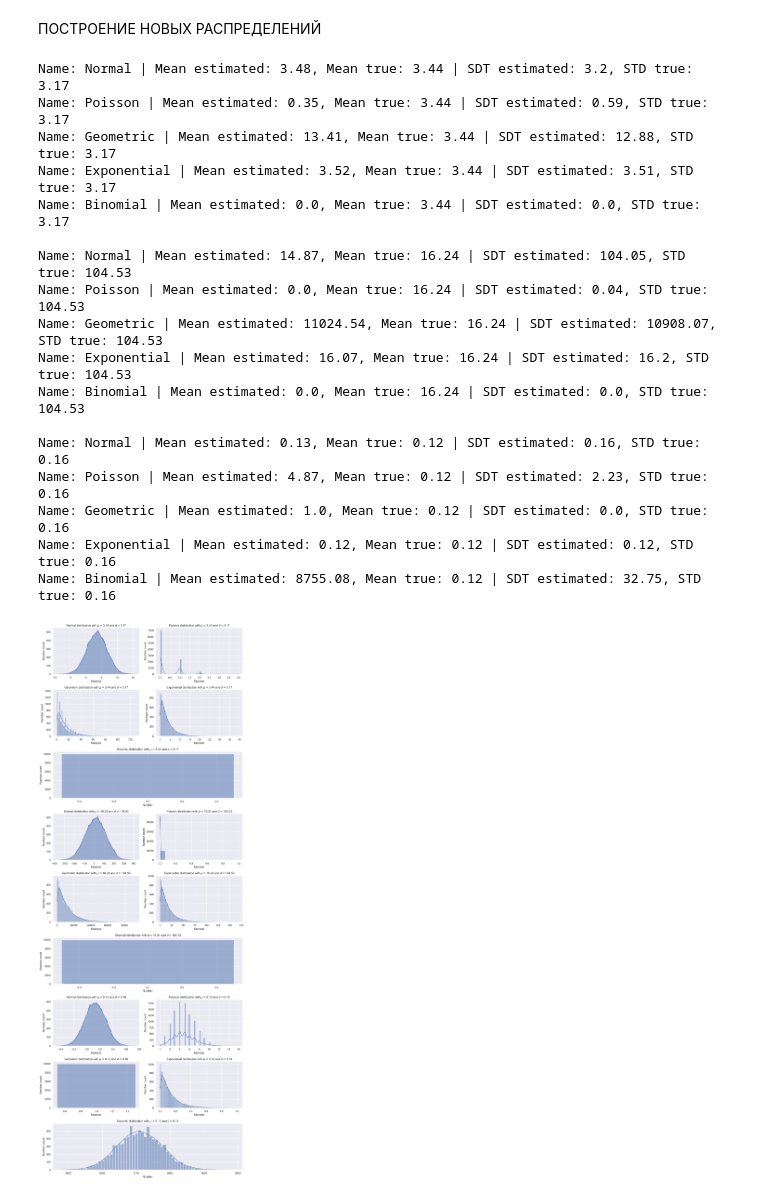
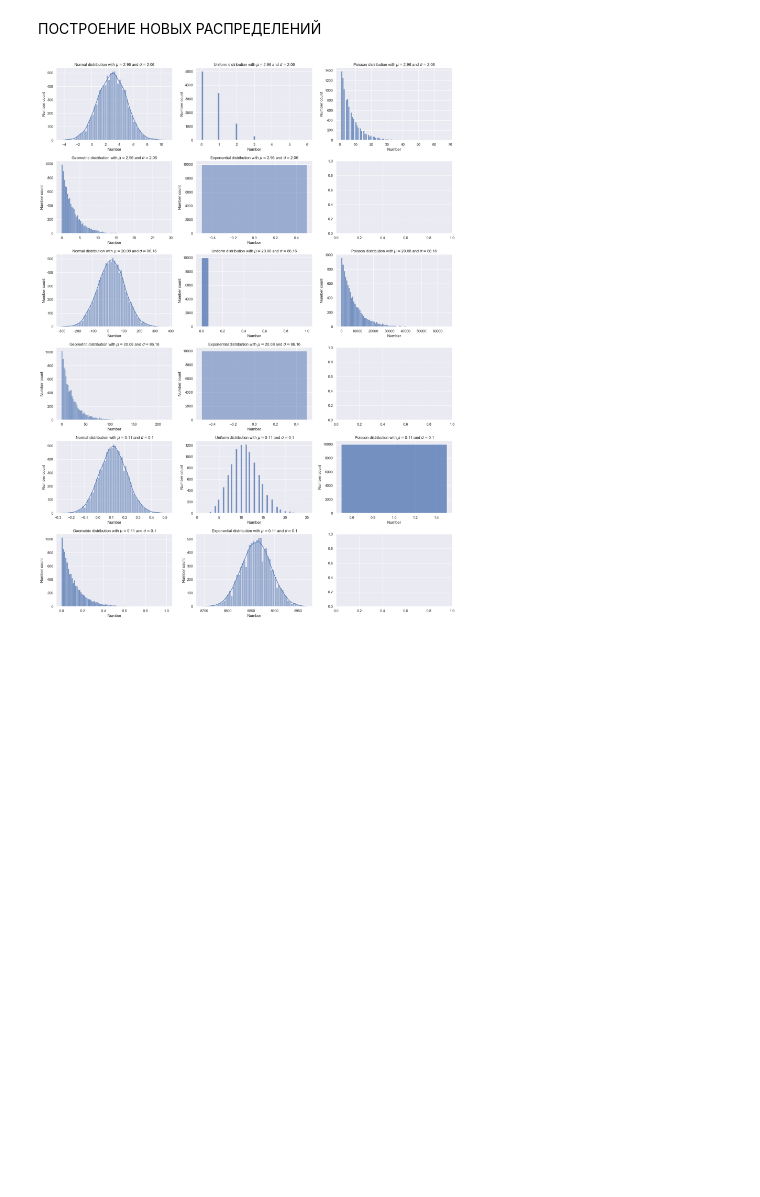
Before and after one commit to Elizabeth379/PoED, a Jupyter notebook: LW1/lab1/lab1.ipynb, the cells around one changed output. Drawn from its saved outputs; the diff is of its cells as text; code cells hidden in the pictures; blank space fills up the shorter version.

```diff
--- a/LW1/lab1/lab1.ipynb
+++ b/LW1/lab1/lab1.ipynb
@@ -68,6 +68,13 @@ assert np.allclose(std(df2), np.std(np.array(df2)))
 assert np.allclose(std(df3), np.std(np.array(df3)))
 # %% [markdown]
 ПОСТРОЕНИЕ НАБОРОБ ДАННЫХ
+# %%
+def remove_outliers(data: list[int | float]) -> list[int | float]:
+    sigma: float = std(data)
+
+    return list(filter(lambda x: -3 * sigma < x and x < 3 * sigma, data))
+# %%
+df1, df2, df3 = map(remove_outliers, [df1, df2, df3])
 # %%
 def nunique(data):
     return len(Counter(data))
@@ -172,51 +179,28 @@ distributions = [
     [normal(mu, sigma, N), poisson(mu, sigma, N), geometric(mu, sigma, N), exponential(mu, N), binomial(mu, sigma, N)]
     for i, (mu, sigma) in enumerate(zip(mu_vals, sigma_vals))
 ]
-dist_names = ['Normal', 'Poisson', 'Geometric', 'Exponential', 'Binomial']
+dist_names = ['Normal', 'Uniform', 'Poisson', 'Geometric', 'Exponential', 'Binomial']
 # %% [markdown]
 ПОСТРОЕНИЕ НОВЫХ РАСПРЕДЕЛЕНИЙ
 # %%
-fig = plt.figure(figsize=(12, 32))
-gs = fig.add_gridspec(3 * len(distributions), 2)
+fig = plt.figure(figsize=(18, 24))
+gs = fig.add_gridspec(2 * len(distributions), 3)
 
 for i, (dist_set, mu, sigma) in enumerate(zip(distributions, mu_vals, sigma_vals)):
     axes: list = []
 
-    for j in range(3):
-        if j <= 1:
-            axes += [fig.add_subplot(gs[i * 3 + j, 0])]
-            axes += [fig.add_subplot(gs[i * 3 + j, 1])]
-        else:
-            axes += [fig.add_subplot(gs[i * 3 + j, :])]
+    for j in range(2):
+        for k in range(3):
+            axes += [fig.add_subplot(gs[i * 2 + j, k])]
 
     for dist, name, ax in zip(dist_set, dist_names, axes):
-        print(f"Name: {name} | Mean estimated: {round(mean(dist), 2)}, Mean true: {round(mu, 2)} | SDT estimated: {round(std(dist), 2)}, STD true: {round(sigma, 2)}")
         ax.set_xlabel('Number')
         ax.set_ylabel('Number count')
         ax.set_title(rf'{name} distribution with $\mu=${round(mu, 2)} and $\sigma=${round(sigma, 2)}')
-        sns.histplot(dist, kde=True, element='poly' if name == 'Normal' else 'bars', ax=ax)
-        # ax.plot([mu] * 100, list(range(100)), 'r')
 
-    print()
+        sns.histplot(dist, kde=(name in ['Normal', 'Exponential']), ax=ax)
 
 plt.tight_layout()
 plt.show()
 # %% [output]
-Name: Normal | Mean estimated: 3.48, Mean true: 3.44 | SDT estimated: 3.2, STD true: 3.17
-Name: Poisson | Mean estimated: 0.35, Mean true: 3.44 | SDT estimated: 0.59, STD true: 3.17
-Name: Geometric | Mean estimated: 13.41, Mean true: 3.44 | SDT estimated: 12.88, STD true: 3.17
-Name: Exponential | Mean estimated: 3.52, Mean true: 3.44 | SDT estimated: 3.51, STD true: 3.17
-Name: Binomial | Mean estimated: 0.0, Mean true: 3.44 | SDT estimated: 0.0, STD true: 3.17
-
-Name: Normal | Mean estimated: 14.87, Mean true: 16.24 | SDT estimated: 104.05, STD true: 104.53
-Name: Poisson | Mean estimated: 0.0, Mean true: 16.24 | SDT estimated: 0.04, STD true: 104.53
-Name: Geometric | Mean estimated: 11024.54, Mean true: 16.24 | SDT estimated: 10908.07, STD true: 104.53
-Name: Exponential | Mean estimated: 16.07, Mean true: 16.24 | SDT estimated: 16.2, STD true: 104.53
-Name: Binomial | Mean estimated: 0.0, Mean true: 16.24 | SDT estimated: 0.0, STD true: 104.53
-
-Name: Normal | Mean estimated: 0.13, Mean true: 0.12 | SDT estimated: 0.16, STD true: 0.16
-Name: Poisson | Mean estimated: 4.87, Mean true: 0.12 | SDT estimated: 2.23, STD true: 0.16
-Name: Geometric | Mean estimated: 1.0, Mean true: 0.12 | SDT estimated: 0.0, STD true: 0.16
-Name: Exponential | Mean estimated: 0.12, Mean true: 0.12 | SDT estimated: 0.12, STD true: 0.16
-Name: Binomial | Mean estimated: 8755.08, Mean true: 0.12 | SDT estimated: 32.75, STD true: 0.16
-[figure, old version]
+[figure, new version]
```
Also changed, not shown: parts of 2 cells of this notebook.
